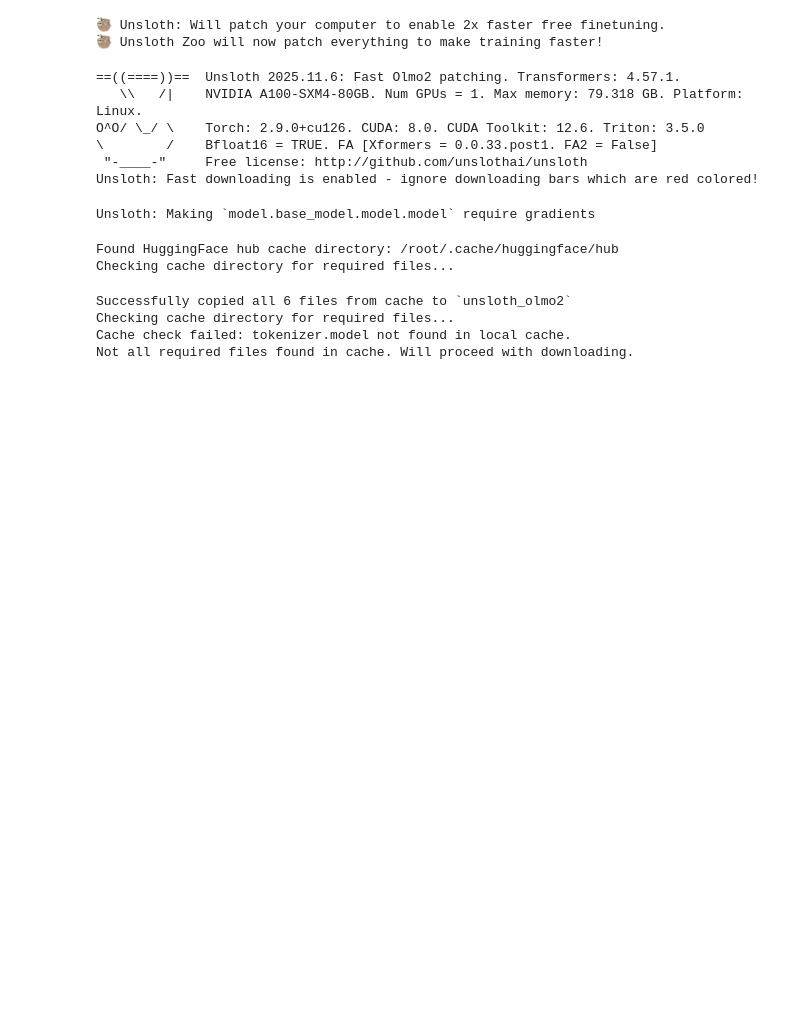
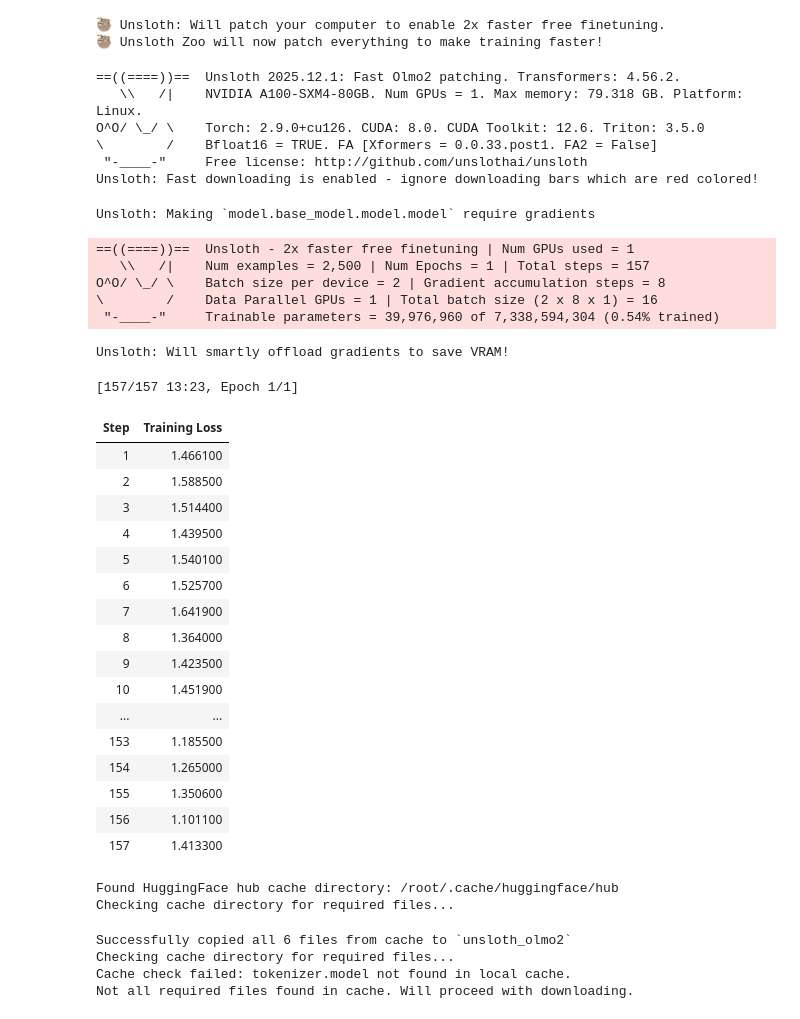
Before and after one commit to groshanr/aac-storytelling, a Jupyter notebook: quantized_olmo.ipynb, the cells around one changed output. Drawn from its saved outputs; the diff is of its cells as text; code cells hidden in the pictures; blank space fills up the shorter version.

```diff
--- a/quantized_olmo.ipynb
+++ b/quantized_olmo.ipynb
@@ -47,11 +29,11 @@ from unsloth import FastLanguageModel, FastModel
 # %%
 model, tokenizer = FastModel.from_pretrained(
     model_name = "allenai/OLMo-2-1124-7B",
-    max_seq_length = 8092,
+    max_seq_length = 2048,
     load_in_4bit = True
 )
 # %% [output]
-==((====))==  Unsloth 2025.11.6: Fast Olmo2 patching. Transformers: 4.57.1.
+==((====))==  Unsloth 2025.12.1: Fast Olmo2 patching. Transformers: 4.56.2.
    \\   /|    NVIDIA A100-SXM4-80GB. Num GPUs = 1. Max memory: 79.318 GB. Platform: Linux.
 O^O/ \_/ \    Torch: 2.9.0+cu126. CUDA: 8.0. CUDA Toolkit: 12.6. Triton: 3.5.0
 \        /    Bfloat16 = TRUE. FA [Xformers = 0.0.33.post1. FA2 = False]
@@ -67,6 +49,67 @@ model = FastLanguageModel.get_peft_model(
 )
 # %% [output]
 Unsloth: Making `model.base_model.model.model` require gradients
+# %%
+dataset = load_dataset("roneneldan/TinyStories", split = "train[:2500]")
+EOS_TOKEN = tokenizer.eos_token
+def formatting_prompts_func(examples):
+    return { "text" : [example + EOS_TOKEN for example in examples["text"]] }
+dataset = dataset.map(formatting_prompts_func, batched = True,)
+# %%
+trainer = UnslothTrainer(
+    model = model,
+    tokenizer = tokenizer,
+    train_dataset = dataset,
+    dataset_text_field = "text",
+    max_seq_length = 2048,
+    dataset_num_proc = 8,
+
+    args = UnslothTrainingArguments(
+        per_device_train_batch_size = 2,
+        gradient_accumulation_steps = 8,
+
+        warmup_ratio = 0.1,
+        num_train_epochs = 1,
+
+        learning_rate = 5e-5,
+        embedding_learning_rate = 5e-6,
+
+        logging_steps = 1,
+        optim = "adamw_torch_4bit",
+        weight_decay = 0.00,
+        lr_scheduler_type = "cosine",
+        seed = 3407,
+        output_dir = "outputs",
+        report_to = "none", # Use TrackIO/WandB etc
+    ),
+)
+# %%
+trainer_stats = trainer.train()
+# %% [output]
+==((====))==  Unsloth - 2x faster free finetuning | Num GPUs used = 1
+   \\   /|    Num examples = 2,500 | Num Epochs = 1 | Total steps = 157
+O^O/ \_/ \    Batch size per device = 2 | Gradient accumulation steps = 8
+\        /    Data Parallel GPUs = 1 | Total batch size (2 x 8 x 1) = 16
+ "-____-"     Trainable parameters = 39,976,960 of 7,338,594,304 (0.54% trained)
+Unsloth: Will smartly offload gradients to save VRAM!
+[157/157 13:23, Epoch 1/1]
+| Step | Training Loss |
+| 1 | 1.466100 |
+| 2 | 1.588500 |
+| 3 | 1.514400 |
+| 4 | 1.439500 |
+| 5 | 1.540100 |
+| 6 | 1.525700 |
+| 7 | 1.641900 |
+| 8 | 1.364000 |
+| 9 | 1.423500 |
+| 10 | 1.451900 |
+| ... | ... |
+| 153 | 1.185500 |
+| 154 | 1.265000 |
+| 155 | 1.350600 |
+| 156 | 1.101100 |
+| 157 | 1.413300 |
 # %%
 model.save_pretrained("qlora_olmo2")
 # %%
```
Also changed, not shown: parts of 10 cells of this notebook, 3 other files.
